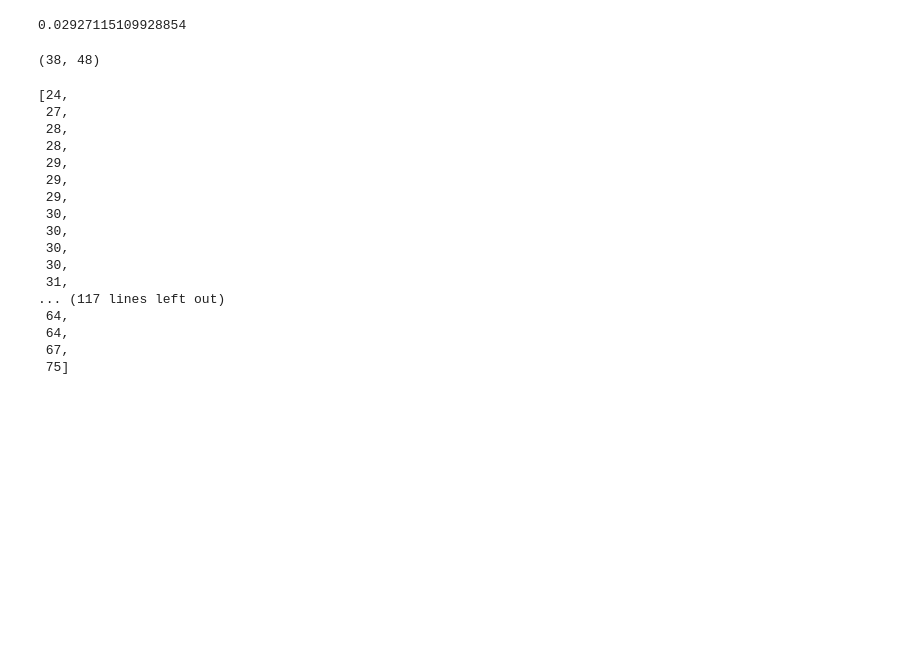
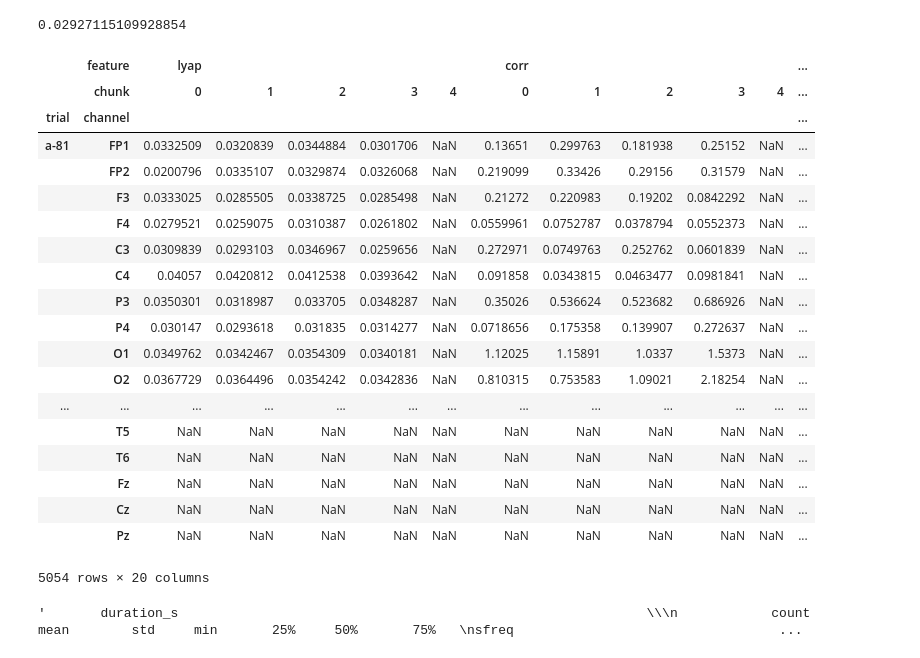
Before and after one commit to mirgee/thesis_project, a Jupyter notebook: notebooks/02-nl-measures.ipynb, the cells around one changed output. Saved outputs shown, nothing was run; the diff lists cells and outputs as text; code cells hidden in the pictures; blank space fills up the shorter version.

Commit message:
Compute statistics on recording durations

```diff
--- a/notebooks/02-nl-measures.ipynb
+++ b/notebooks/02-nl-measures.ipynb
@@ -16,6 +32,8 @@ PROJ_ROOT = os.path.abspath(os.path.join(os.pardir))
 DATA_ROOT = os.path.abspath(os.path.join(PROJ_ROOT, 'data'))
 PROCESSED_ROOT = os.path.abspath(os.path.join(DATA_ROOT, 'processed'))
 RAW_ROOT = os.path.abspath(os.path.join(DATA_ROOT, 'raw'))
+LABELED_ROOT = os.path.abspath(os.path.join(DATA_ROOT, 'labeled'))
+DURATIONS_ROOT = os.path.abspath(os.path.join(DATA_ROOT, 'durations'))
 print(PROJ_ROOT)
 print(DATA_ROOT)
 print(PROCESSED_ROOT)
@@ -63,30 +81,34 @@ META_COLUMN_NAMES = ['freq', 'RESP_4W', 'RESP_FIN', 'REMISE_FIN', 'AGE', 'SEX',
 META_FILE_NAME = 'DEP-POOL_Final_144.xlsx'
 meta_df = pd.read_excel(os.path.join(RAW_ROOT, META_FILE_NAME), index_col='ID', names=META_COLUMN_NAMES)
 s = sorted(meta_df['M_1'].values + meta_df['M_4'].values)
-# %%
-n = len(s)
-L = s[n // 3]
-M = s[2*n // 3]
-L, M
-# %% [output]
-(38, 48)
-# %%
-s
-# %% [output]
-[24,
- 27,
- 28,
- 28,
- 29,
- 29,
- 29,
- 30,
- 30,
- 30,
- 30,
- 31,
-... (117 lines left out)
- 64,
- 64,
- 67,
- 75]
+# %%
+file_name = 'splits.pickle'
+df = pd.read_pickle(os.path.join(LABELED_ROOT, file_name))
+df
+# %% [output]
+|  | feature | lyap |  |  |  |  | corr |  |  |  |  | ... |
+|  | chunk | 0 | 1 | 2 | 3 | 4 | 0 | 1 | 2 | 3 | 4 | ... |
+| trial | channel |  |  |  |  |  |  |  |  |  |  | ... |
+| a-81 | FP1 | 0.0332509 | 0.0320839 | 0.0344884 | 0.0301706 | NaN | 0.13651 | 0.299763 | 0.181938 | 0.25152 | NaN | ... |
+|  | FP2 | 0.0200796 | 0.0335107 | 0.0329874 | 0.0326068 | NaN | 0.219099 | 0.33426 | 0.29156 | 0.31579 | NaN | ... |
+|  | F3 | 0.0333025 | 0.0285505 | 0.0338725 | 0.0285498 | NaN | 0.21272 | 0.220983 | 0.19202 | 0.0842292 | NaN | ... |
+|  | F4 | 0.0279521 | 0.0259075 | 0.0310387 | 0.0261802 | NaN | 0.0559961 | 0.0752787 | 0.0378794 | 0.0552373 | NaN | ... |
+|  | C3 | 0.0309839 | 0.0293103 | 0.0346967 | 0.0259656 | NaN | 0.272971 | 0.0749763 | 0.252762 | 0.0601839 | NaN | ... |
+|  | C4 | 0.04057 | 0.0420812 | 0.0412538 | 0.0393642 | NaN | 0.091858 | 0.0343815 | 0.0463477 | 0.0981841 | NaN | ... |
+|  | P3 | 0.0350301 | 0.0318987 | 0.033705 | 0.0348287 | NaN | 0.35026 | 0.536624 | 0.523682 | 0.686926 | NaN | ... |
+|  | P4 | 0.030147 | 0.0293618 | 0.031835 | 0.0314277 | NaN | 0.0718656 | 0.175358 | 0.139907 | 0.272637 | NaN | ... |
+|  | O1 | 0.0349762 | 0.0342467 | 0.0354309 | 0.0340181 | NaN | 1.12025 | 1.15891 | 1.0337 | 1.5373 | NaN | ... |
+|  | O2 | 0.0367729 | 0.0364496 | 0.0354242 | 0.0342836 | NaN | 0.810315 | 0.753583 | 1.09021 | 2.18254 | NaN | ... |
+| ... | ... | ... | ... | ... | ... | ... | ... | ... | ... | ... | ... | ... |
+|  | T5 | NaN | NaN | NaN | NaN | NaN | NaN | NaN | NaN | NaN | NaN | ... |
+|  | T6 | NaN | NaN | NaN | NaN | NaN | NaN | NaN | NaN | NaN | NaN | ... |
+|  | Fz | NaN | NaN | NaN | NaN | NaN | NaN | NaN | NaN | NaN | NaN | ... |
+|  | Cz | NaN | NaN | NaN | NaN | NaN | NaN | NaN | NaN | NaN | NaN | ... |
+|  | Pz | NaN | NaN | NaN | NaN | NaN | NaN | NaN | NaN | NaN | NaN | ... |
+5054 rows × 20 columns
+# %%
+file_name = 'durations.csv'
+df = pd.read_csv(os.path.join(DURATIONS_ROOT, file_name), sep=' ', index_col=0)
+str(df.groupby('sfreq').describe())
+# %% [output]
+'       duration_s                                                            \\\n            count       mean        std     min       25%     50%       75%   \nsfreq                                  ...
```
Also changed, not shown: parts of 2 cells of this notebook, 3 other files.
